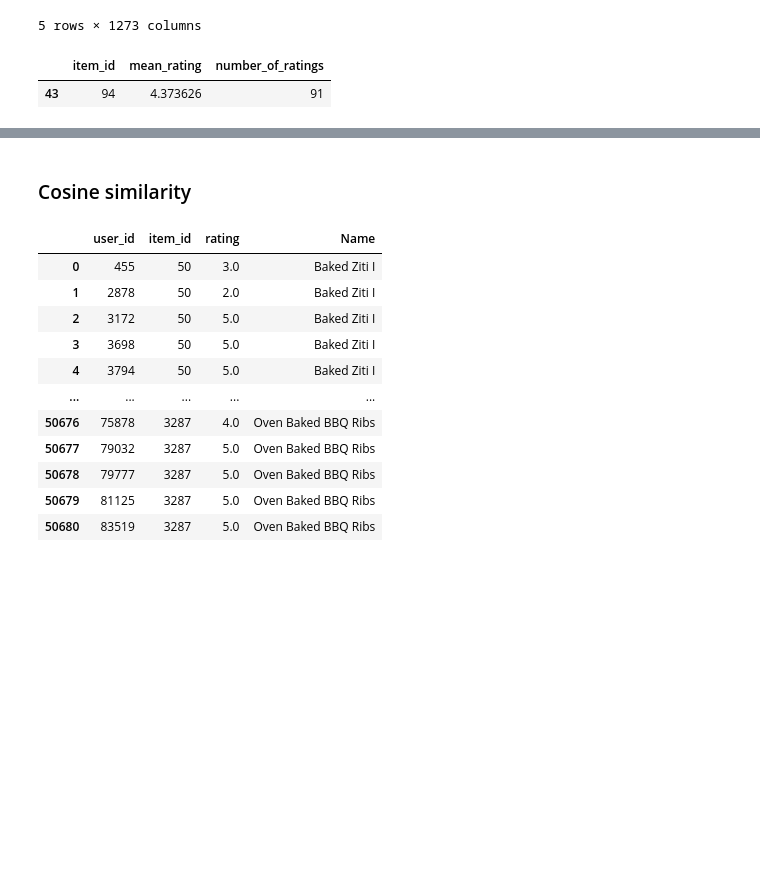
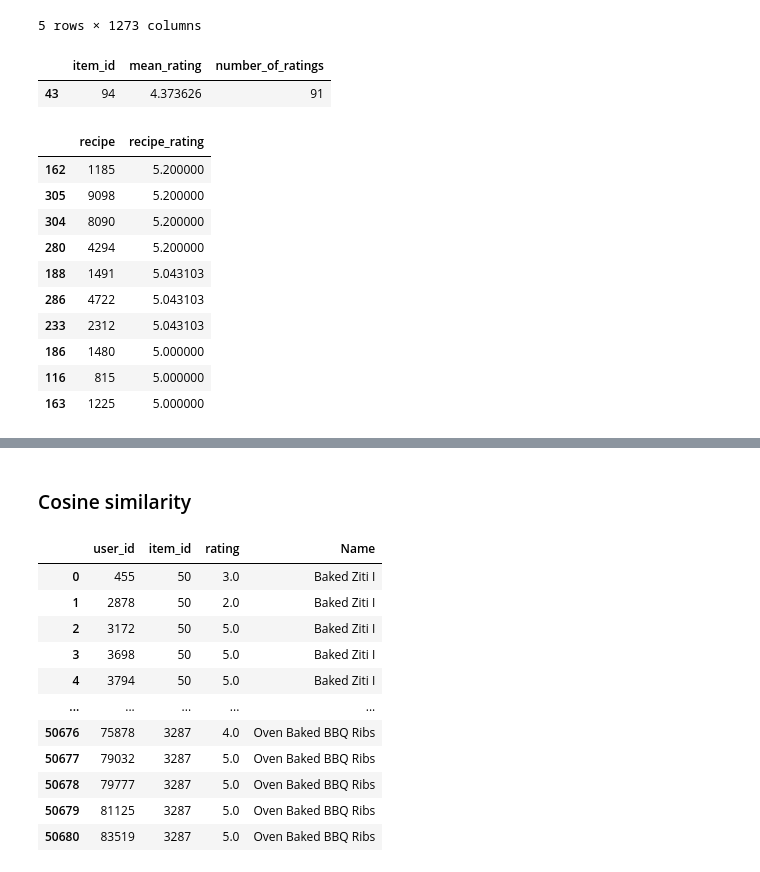
Before and after one commit to snorrealv/info345_semester_assignment, a Jupyter notebook: basic_recommender.ipynb, the cells around one changed output, grey strips where cells are left out. Cells and saved outputs as stored; diff of their text form; code cells hidden in the pictures; blank space fills up the shorter version.

Commit message:
Ferdig cosine + pearson recommenders, scorer begge

```diff
--- a/basic_recommender.ipynb
+++ b/basic_recommender.ipynb
@@ -285,49 +285,63 @@ find_item(94)
 # %%
 
 num_sim_users = 20
 sim_threshold = 0.4     # Noe her er fucka når jeg endrer dette tallet men aner ikke hvorfor
 top_recipes = 10
 
-def recommend_using_pearson(userID):     # Can add sim_matrix as parameter and be used for both pearson and cosine??
+def recommend_using_pearson(userID, itemID = None):     # Can add sim_matrix as parameter and be used for both pearson and cosine??
     # Making copy of the dataframe, so we dont change the original one
+    sim_matrix = pearson_sim.copy()
+    sim_users = sim_matrix[sim_matrix[userID]>sim_threshold][userID].sort_values(ascending=False)[:num_sim_users]
 
-    sim_matrix = pearson_sim.copy()
+    if itemID != None:
+        sim_user_recipes = norm_ratings_matrix[norm_ratings_matrix.index.isin(sim_users.index)].dropna(axis=1, how='all')
+    else:
+        sim_users.drop(index = userID, inplace = True)
+        sim_user_recipes = norm_ratings_matrix[norm_ratings_matrix.index.isin(sim_users.index)].dropna(axis=1, how='all')
 
-    # remove userID from similarity matrix
-    sim_matrix.drop(index = userID, inplace = True)
+        userID_rated = norm_ratings_matrix[norm_ratings_matrix.index == userID].dropna(axis=1, how= 'all')
+        sim_user_recipes.drop(userID_rated.columns,axis=1, inplace= True, errors = 'ignore')
 
-    # Top num_sim_users
-    sim_users = sim_matrix[sim_matrix[userID]>sim_threshold][userID].sort_values(ascending=False)[:num_sim_users]
-    print(f'The similar users for user {userID} are', sim_users)
+    avg_rating = ratings_matrix[ratings_matrix.index == userID].T.mean()[userID]
 
-    # Getting only the recipes that our similar users have rated.
-    sim_user_recipes = norm_ratings_matrix[norm_ratings_matrix.index.isin(sim_users.index)].dropna(axis=1, how='all')
-
-    # All the recipes the given user has rated, drops these as we do not want to recommend them
-    userID_rated = norm_ratings_matrix[norm_ratings_matrix.index == userID].dropna(axis=1, how= 'all')
-    sim_user_recipes.drop(userID_rated.columns,axis=1, inplace= True, errors = 'ignore')
-
-    item_scores = {}   #dict to store item scores
-
+    item_ratings = {}   #dict to store item scores
     for i in sim_user_recipes.columns:
         recipe_rating = sim_user_recipes[i]
         total_score = 0
         num_scores = 0
         for j in sim_users.index:
             if pd.isna(recipe_rating[j]) == False:
                 sum_score_rating = sim_users[j] * recipe_rating[j]
                 total_score += sum_score_rating
                 num_scores+=1
-        item_scores[i] = total_score/num_scores
+        item_ratings[i] = (total_score/num_scores) + avg_rating
 
     #turning dict into dataframe
-    item_scores = pd.DataFrame(item_scores.items(),columns=['recipe', 'recipe_score'])
+    item_ratings = pd.DataFrame(item_ratings.items(),columns=['recipe', 'recipe_rating'])
 
-    ranking_recipe_scores = item_scores.sort_values(by='recipe_score', ascending=False)
+    ranking_recipe_scores = item_ratings.sort_values(by='recipe_rating', ascending=False)
 
     recipes_to_recommend = ranking_recipe_scores.head(top_recipes)
+    if itemID != None:
+        try:
+            return item_ratings[item_ratings['recipe']==itemID]['recipe_rating'].item()
+        except:
+            return 3.0
+    return recipes_to_recommend
 
-    return recipes_to_recommend
+recommend_using_pearson(455)
+# %% [output]
+|  | recipe | recipe_rating |
+| 162 | 1185 | 5.200000 |
+| 305 | 9098 | 5.200000 |
+| 304 | 8090 | 5.200000 |
+| 280 | 4294 | 5.200000 |
+| 188 | 1491 | 5.043103 |
+| 286 | 4722 | 5.043103 |
+| 233 | 2312 | 5.043103 |
+| 186 | 1480 | 5.000000 |
+| 116 | 815 | 5.000000 |
+| 163 | 1225 | 5.000000 |
 # %%
 def recommend_and_predict(sim_rec, userID):
     ranking_recipe_scores = sim_rec(userID)
```
Also changed, not shown: parts of 8 cells of this notebook.
